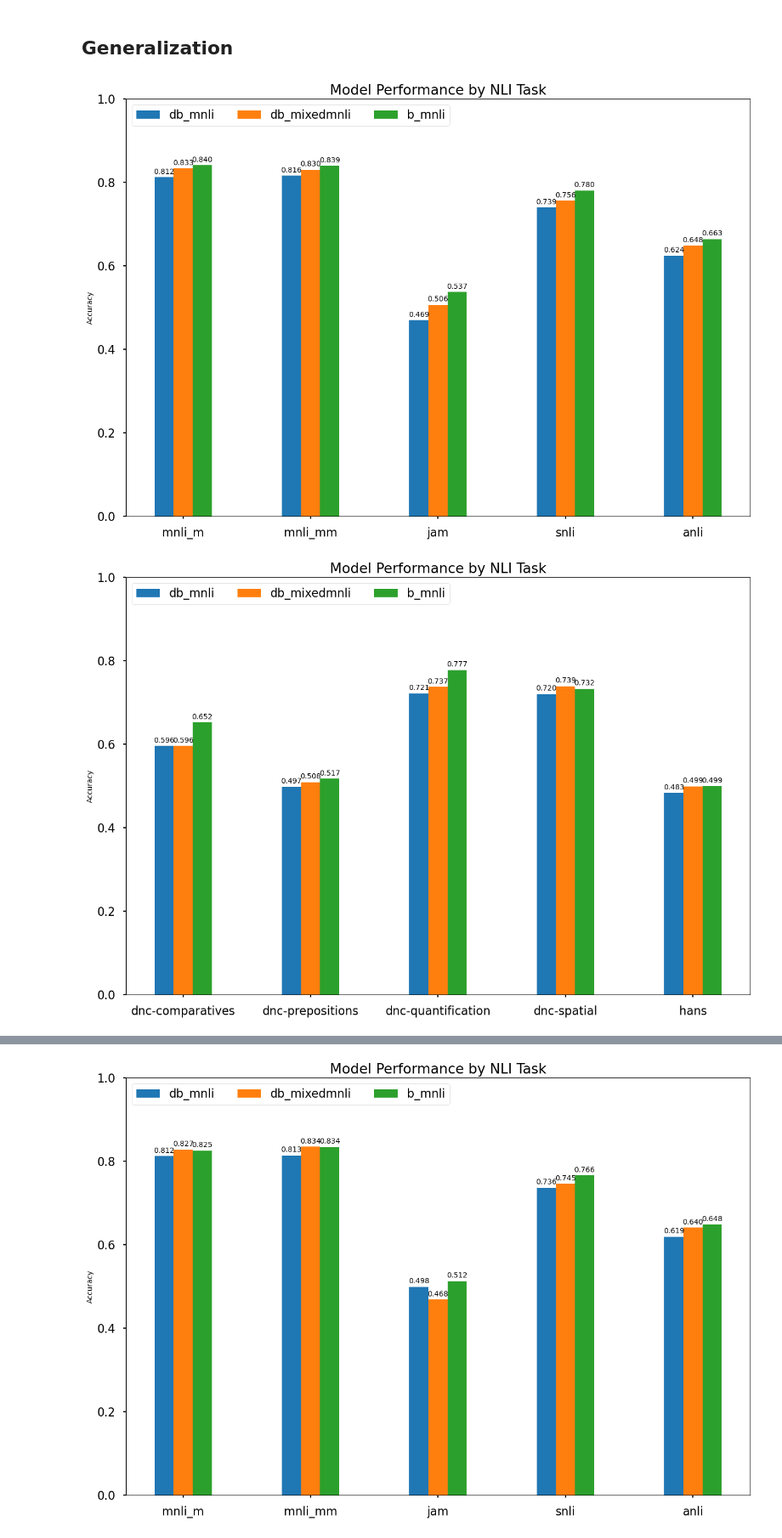
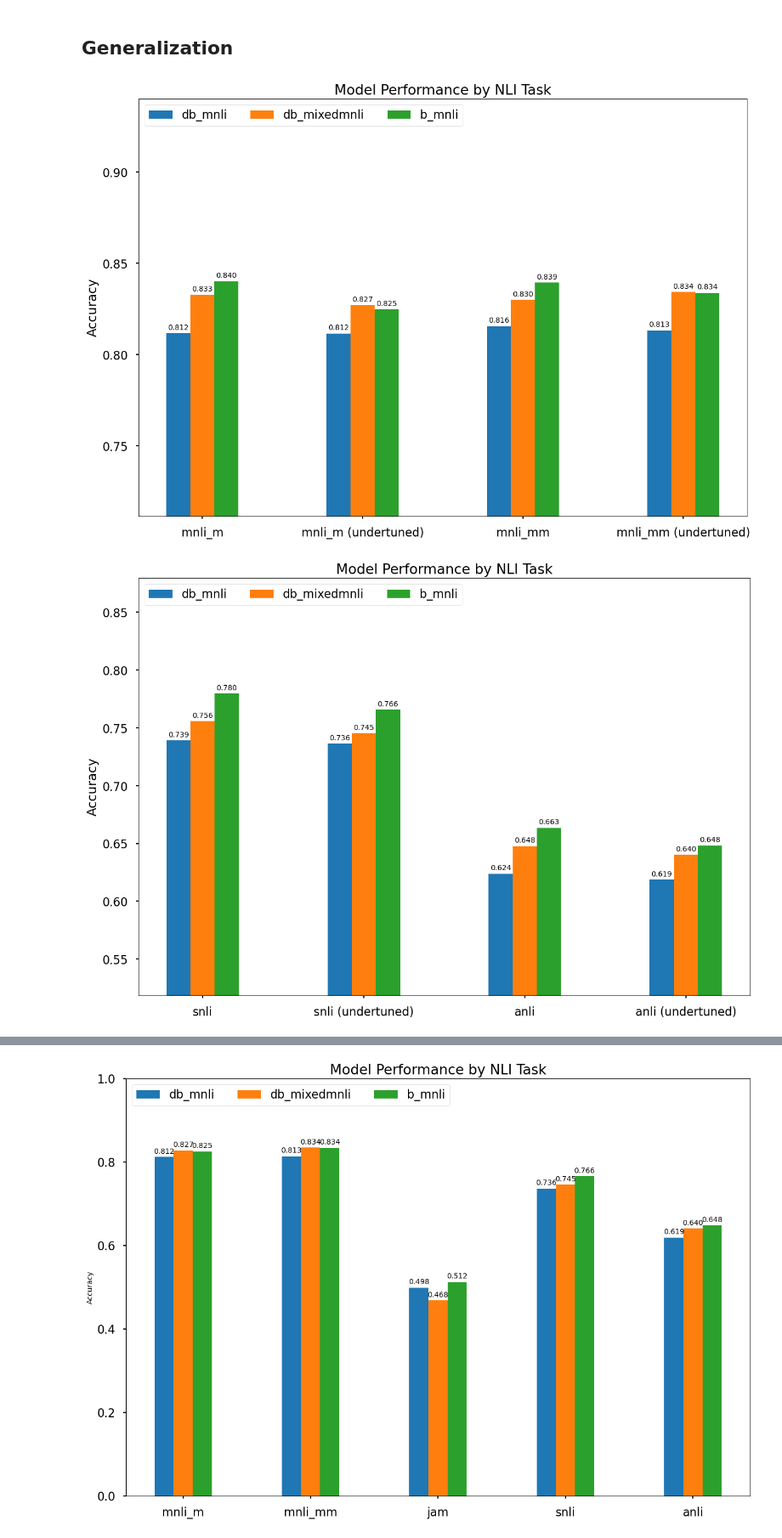
Before and after one commit to zy-f/nlp-distill-probing, a Jupyter notebook: visualization.ipynb, the cells around one changed output, grey strips where cells are left out. Shown at 85% size. Drawn from its saved outputs; the diff is of its cells as text; code cells hidden in the pictures.

Commit message:
modified visualization

```diff
--- a/visualization.ipynb
+++ b/visualization.ipynb
@@ -3,6 +3,7 @@ import pandas as pd
 import matplotlib.pyplot as plt
 import numpy as np
 plt.style.use('seaborn-v0_8-poster')
+COLORS = plt.rcParams['axes.prop_cycle'].by_key()['color']
 # %% [markdown]
 ## probes
 # %%
@@ -44,9 +38,9 @@ for t in ['pos', 'dep', 'ner']:
 # %%
 df = pd.read_csv('data/probe_outputs.csv')
-for t in ['pos', 'dep']:
-    for ptype in ['indiv']:
+for t in ['pos', 'dep', 'ner']:
+    for ptype in ['indiv', 'cond']:
         fig, ax = plt.subplots(1)
-        for model in ['distilbert','bert']:
+        for model in ['distilbert', 'bert']:
             layers = b_layers if model == 'bert' else db_layers
             layer_names = [f'layer{i}' for i in layers]
             tune_types = ['none', 'mnli']
@@ -58,5 +52,5 @@ for t in ['pos', 'dep']:
                 data_slice = subdf[subdf['m_finetune'] == tt][layer_names]
                 layer_pcts = [l / max(layers) for l in layers]
                 ax.plot(layer_pcts, data_slice.values.flatten(), label=f'{model}-{tt}')
-            ax.legend()
-            fig.show()
+        ax.legend()
+        plt.show()
@@ -73,16 +102,17 @@ def get_bar_plots(tasks, model_accs):
 
     fig, ax = plt.subplots(layout='constrained')
 
+    vals = []
     for attribute, measurement in model_accs.items():
         offset = width * multiplier
         rects = ax.bar(x + offset, measurement, width, label=attribute)
-        ax.bar_label(rects, fmt='{:.3f}', padding=3)
+        ax.bar_label(rects, fmt='%.3f', padding=3)
         multiplier += 1
-
+        vals.append(measurement)
     ax.set_ylabel('Accuracy')
     ax.set_title('Model Performance by NLI Task')
     ax.set_xticks(x + width, tasks)
     ax.legend(loc='upper left', ncols=3)
-    ax.set_ylim(0, 1)
+    ax.set_ylim(np.min(vals)-.1, np.max(vals)+.1)
 
     plt.show()
@@ -91,40 +119,54 @@ gdf = pd.read_csv('data/gen_outputs.csv')
 # %%
 tasks = [
      'mnli_m',
+     'mnli_m (undertuned)',
      'mnli_mm',
-     'jam',
-     'snli',
-     'anli',
+     'mnli_mm (undertuned)',
 ]
 tune_types = ['db_mnli', 'db_mixedmnli', 'b_mnli']
 model_accs = {}
+gdf = pd.read_csv('data/gen_outputs.csv')
+gdf_old = pd.read_csv('data/gen_outputs_old.csv')
 for tt in tune_types:
     arch = 'distilbert' if tt[0] == 'd' else 'bert'
     subdf = gdf[gdf['m_arch'] == arch]
+    subdf_old = gdf_old[gdf_old['m_arch'] == arch]
     model_accs[tt] = []
     tt_col = tt.split('_')[1]
     for task in tasks:
-        val = subdf[(subdf['m_finetune'] == tt_col) & (subdf['dset'] == task)].acc
+        if 'undertuned' in task:
+            task = task[:-len(' (undertuned)')]
+            val = subdf_old[(subdf_old['m_finetune'] == tt_col) & (subdf_old['dset'] == task)].acc
+        else:
+            val = subdf[(subdf['m_finetune'] == tt_col) & (subdf['dset'] == task)].acc
         model_accs[tt].append(val.item())
 get_bar_plots(tasks, model_accs)
 # %% [output]
-[figure, old version]
+[figure, new version]
 # %%
-tasks = ['dnc-comparatives',
-         'dnc-prepositions',
-         'dnc-quantification',
-         'dnc-spatial',
-         'hans',
-        ]
+tasks = [
+     'snli',
+     'snli (undertuned)',
+     'anli',
+     'anli (undertuned)',
+]
 tune_types = ['db_mnli', 'db_mixedmnli', 'b_mnli']
 model_accs = {}
+gdf = pd.read_csv('data/gen_outputs.csv')
+gdf_old = pd.read_csv('data/gen_outputs_old.csv')
 for tt in tune_types:
-    subdf = gdf[gdf['m_arch'] == ('distilbert' if tt[0] == 'd' else 'bert')]
+    arch = 'distilbert' if tt[0] == 'd' else 'bert'
+    subdf = gdf[gdf['m_arch'] == arch]
+    subdf_old = gdf_old[gdf_old['m_arch'] == arch]
     model_accs[tt] = []
     tt_col = tt.split('_')[1]
     for task in tasks:
-        val = subdf[(subdf['m_finetune'] == tt_col) & (subdf['dset'] == task)].acc
+        if 'undertuned' in task:
+            task = task[:-len(' (undertuned)')]
+            val = subdf_old[(subdf_old['m_finetune'] == tt_col) & (subdf_old['dset'] == task)].acc
+        else:
+            val = subdf[(subdf['m_finetune'] == tt_col) & (subdf['dset'] == task)].acc
         model_accs[tt].append(val.item())
 get_bar_plots(tasks, model_accs)
 # %% [output]
-[figure, old version]
+[figure, new version]
```
Also changed, not shown: parts of 6 cells of this notebook.
